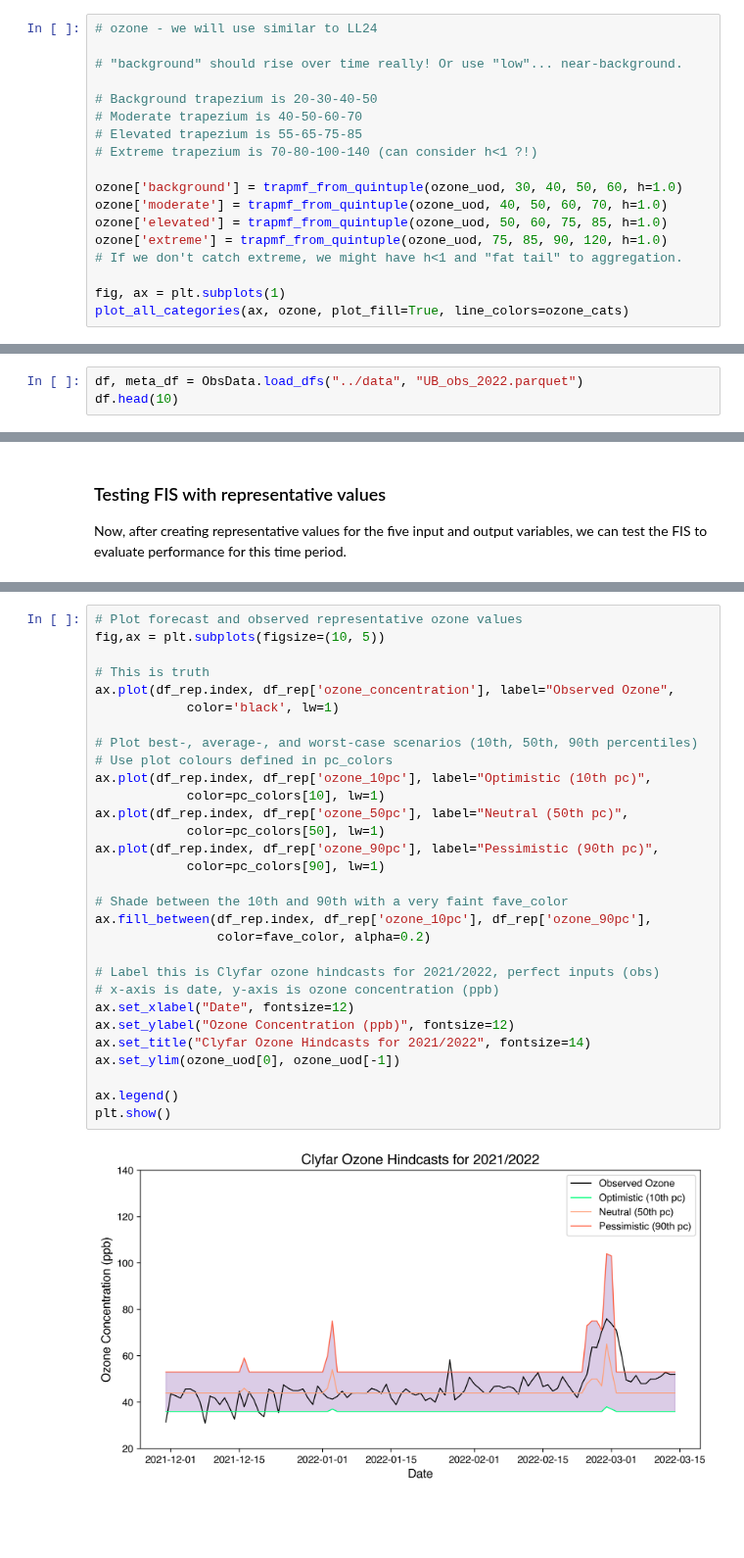
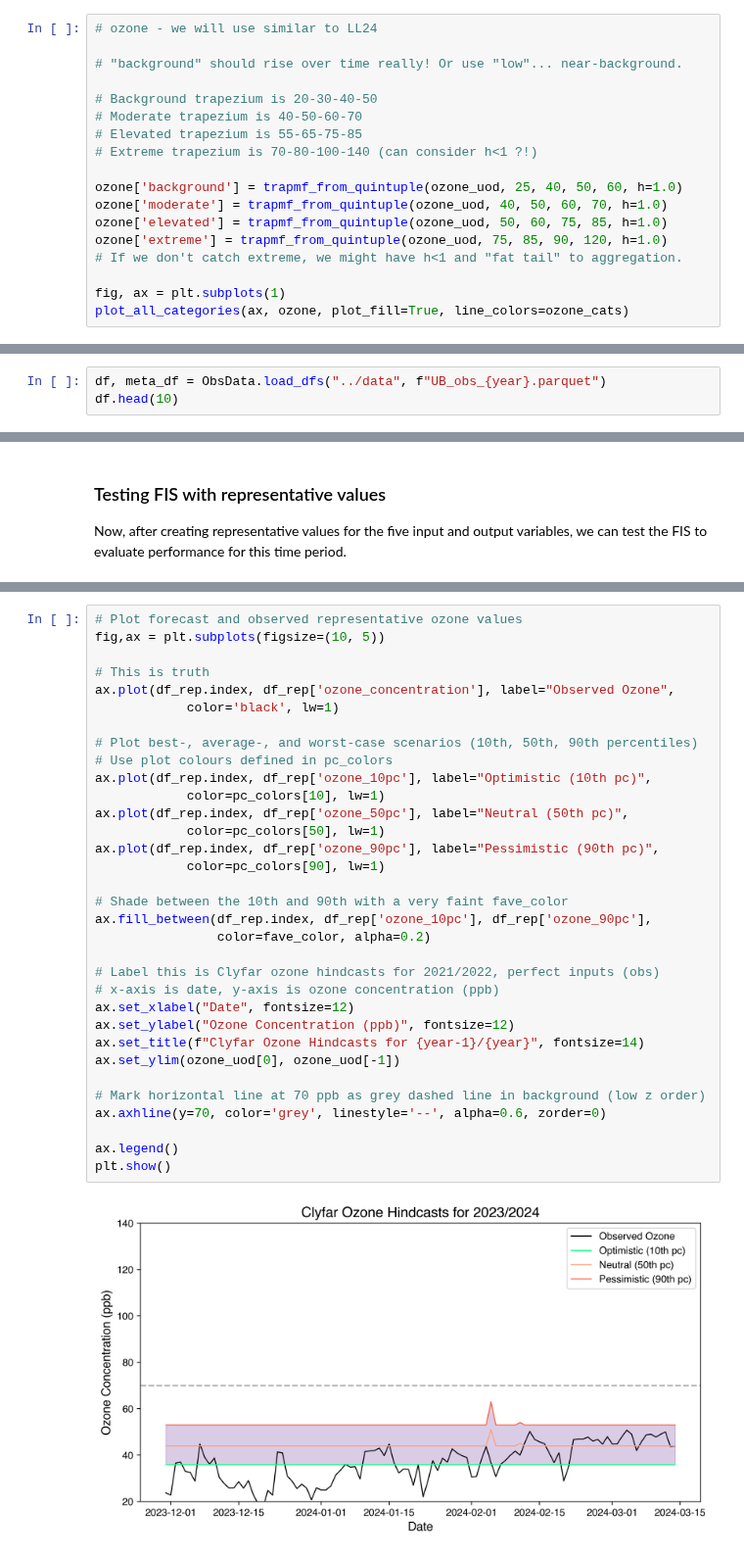
Before and after one commit to Bingham-Research-Center/clyfar, a Jupyter notebook: fis/clyfar_v1.ipynb, the cells around one changed output, grey strips where cells are left out. Shown at 98% size. Drawn from its saved outputs; the diff is of its cells as text; blank space fills up the shorter version.

```diff
--- a/fis/clyfar_v1.ipynb
+++ b/fis/clyfar_v1.ipynb
@@ -694,7 +696,7 @@ high solar[high]
 # Elevated trapezium is 55-65-75-85
 # Extreme trapezium is 70-80-100-140 (can consider h<1 ?!)
 
-ozone['background'] = trapmf_from_quintuple(ozone_uod, 30, 40, 50, 60, h=1.0)
+ozone['background'] = trapmf_from_quintuple(ozone_uod, 25, 40, 50, 60, h=1.0)
 ozone['moderate'] = trapmf_from_quintuple(ozone_uod, 40, 50, 60, 70, h=1.0)
 ozone['elevated'] = trapmf_from_quintuple(ozone_uod, 50, 60, 75, 85, h=1.0)
 ozone['extreme'] = trapmf_from_quintuple(ozone_uod, 75, 85, 90, 120, h=1.0)
@@ -842,7 +844,7 @@ np.float64(93.83333333333337)
 ## Data load and evaluation
 We will load the observations, make inference/hindcasts, and produce reasonable *best*-, *average*-, and *worst*-case scenarios based on 10th, 50th, and 90th percentiles of the ozone possibility distribution $\pi$.
 # %%
-df, meta_df = ObsData.load_dfs("../data", "UB_obs_2022.parquet")
+df, meta_df = ObsData.load_dfs("../data", f"UB_obs_{year}.parquet")
 df.head(10)
 # %% [output]
 |  | air_temp | altimeter | ceiling | dew_point_temperature_set_1 | dew_point_temperature | pressure | ... |
@@ -1152,32 +1154,35 @@ df_rep.head()
 # %%
 # Plot forecast and observed representative ozone values
 fig,ax = plt.subplots(figsize=(10, 5))
 
 # This is truth
 ax.plot(df_rep.index, df_rep['ozone_concentration'], label="Observed Ozone",
             color='black', lw=1)
 
 # Plot best-, average-, and worst-case scenarios (10th, 50th, 90th percentiles)
 # Use plot colours defined in pc_colors
 ax.plot(df_rep.index, df_rep['ozone_10pc'], label="Optimistic (10th pc)",
             color=pc_colors[10], lw=1)
 ax.plot(df_rep.index, df_rep['ozone_50pc'], label="Neutral (50th pc)",
             color=pc_colors[50], lw=1)
 ax.plot(df_rep.index, df_rep['ozone_90pc'], label="Pessimistic (90th pc)",
             color=pc_colors[90], lw=1)
 
 # Shade between the 10th and 90th with a very faint fave_color
 ax.fill_between(df_rep.index, df_rep['ozone_10pc'], df_rep['ozone_90pc'],
                 color=fave_color, alpha=0.2)
 
 # Label this is Clyfar ozone hindcasts for 2021/2022, perfect inputs (obs)
 # x-axis is date, y-axis is ozone concentration (ppb)
 ax.set_xlabel("Date", fontsize=12)
 ax.set_ylabel("Ozone Concentration (ppb)", fontsize=12)
-ax.set_title("Clyfar Ozone Hindcasts for 2021/2022", fontsize=14)
+ax.set_title(f"Clyfar Ozone Hindcasts for {year-1}/{year}", fontsize=14)
 ax.set_ylim(ozone_uod[0], ozone_uod[-1])
+
+# Mark horizontal line at 70 ppb as grey dashed line in background (low z order)
+ax.axhline(y=70, color='grey', linestyle='--', alpha=0.6, zorder=0)
 
 ax.legend()
 plt.show()
 # %% [output]
-[figure, old version]
+[figure, new version]
```
Also changed, not shown: parts of 6 cells of this notebook.
